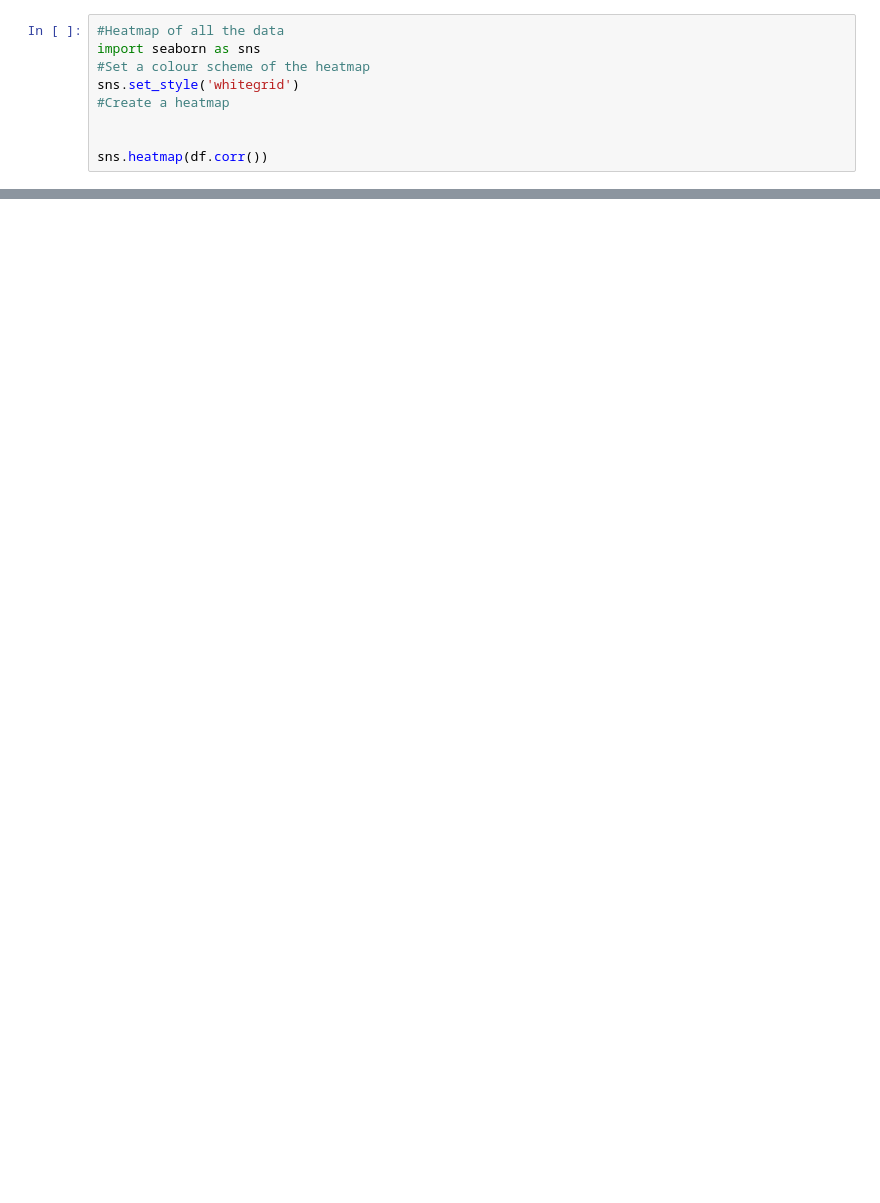
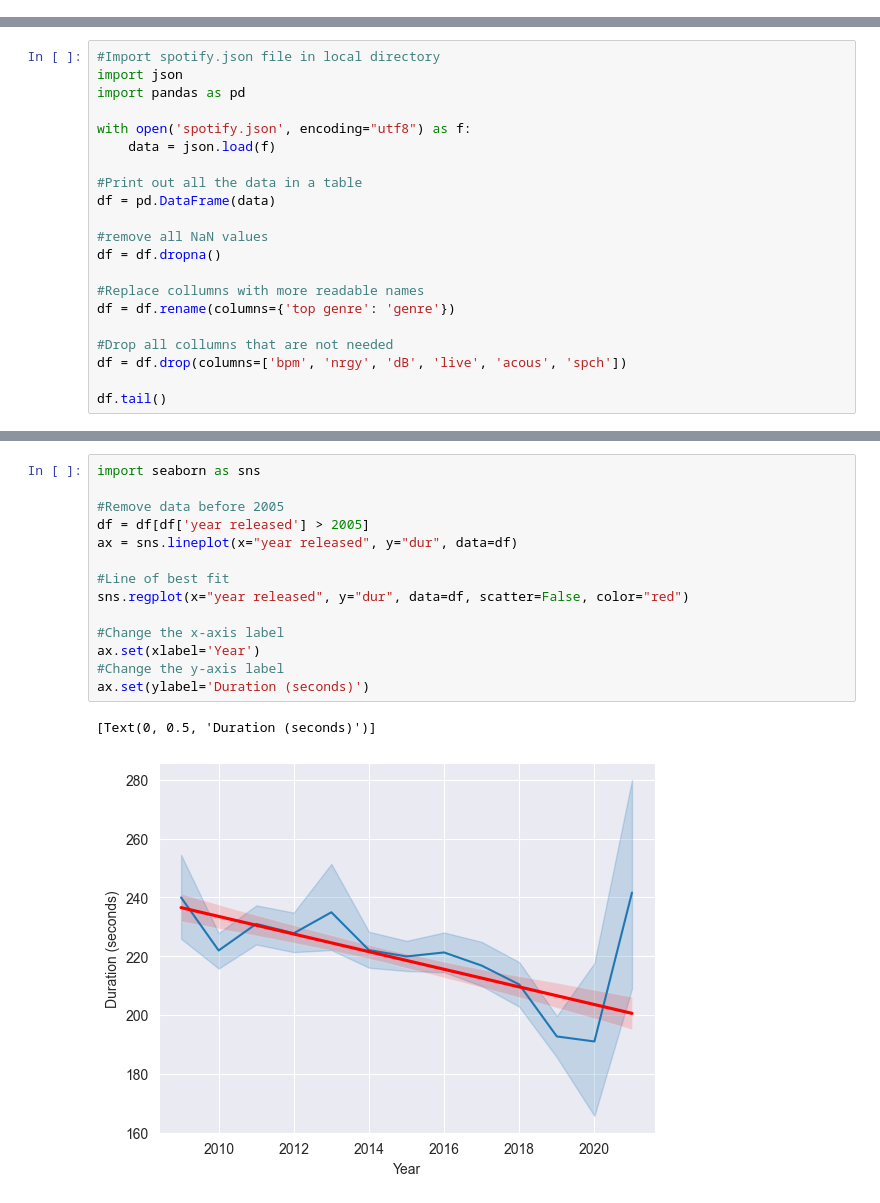
Before and after one commit to McGodFTW/jupyter_assignment1, a Jupyter notebook: main.ipynb, the cells around one changed output, grey strips where cells are left out. Drawn from its saved outputs; the diff is of its cells as text; blank space fills up the shorter version.

```diff
--- a/main.ipynb
+++ b/main.ipynb
@@ -114,9 +0,0 @@ NameError: name 'df' is not defined
-# %%
-#Heatmap of all the data
-import seaborn as sns
-#Set a colour scheme of the heatmap
-sns.set_style('whitegrid')
-#Create a heatmap
-
-
-sns.heatmap(df.corr())
@@ -124,0 +5,21 @@ NameError: name 'df' is not defined
+# %%
+#Import spotify.json file in local directory
+import json
+import pandas as pd
+
+with open('spotify.json', encoding="utf8") as f:
+    data = json.load(f)
+
+#Print out all the data in a table
+df = pd.DataFrame(data)
+
+#remove all NaN values
+df = df.dropna()
+
+#Replace collumns with more readable names
+df = df.rename(columns={'top genre': 'genre'})
+
+#Drop all collumns that are not needed
+df = df.drop(columns=['bpm', 'nrgy', 'dB', 'live', 'acous', 'spch'])
+
+df.tail()
@@ -124,0 +42,17 @@ NameError: name 'df' is not defined
+# %%
+import seaborn as sns
+
+#Remove data before 2005
+df = df[df['year released'] > 2005]
+ax = sns.lineplot(x="year released", y="dur", data=df)
+
+#Line of best fit
+sns.regplot(x="year released", y="dur", data=df, scatter=False, color="red")
+
+#Change the x-axis label
+ax.set(xlabel='Year')
+#Change the y-axis label
+ax.set(ylabel='Duration (seconds)')
+# %% [output]
+[Text(0, 0.5, 'Duration (seconds)')]
+[figure, added]
```
Also changed, not shown: parts of 26 cells of this notebook, 1 other file.
